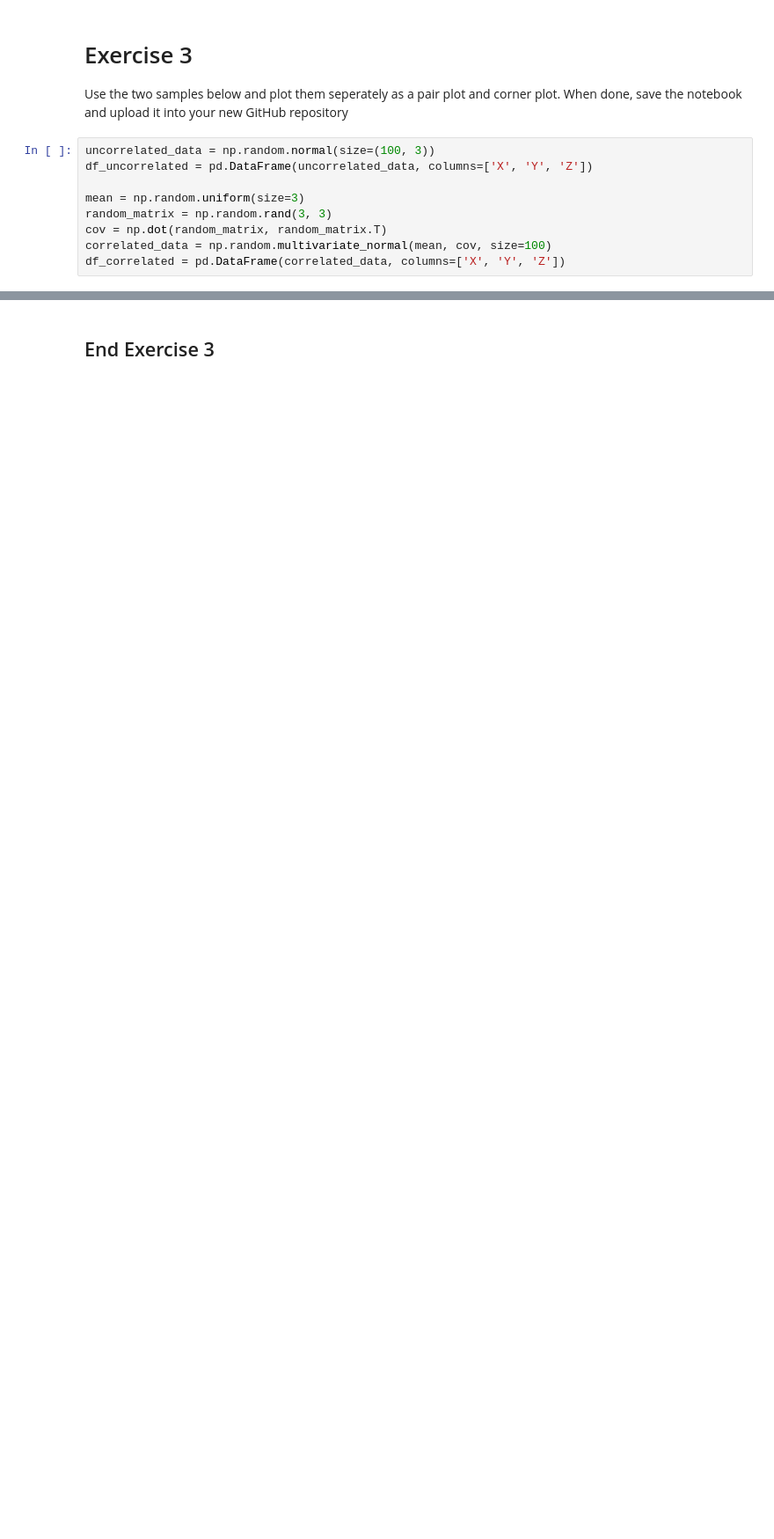
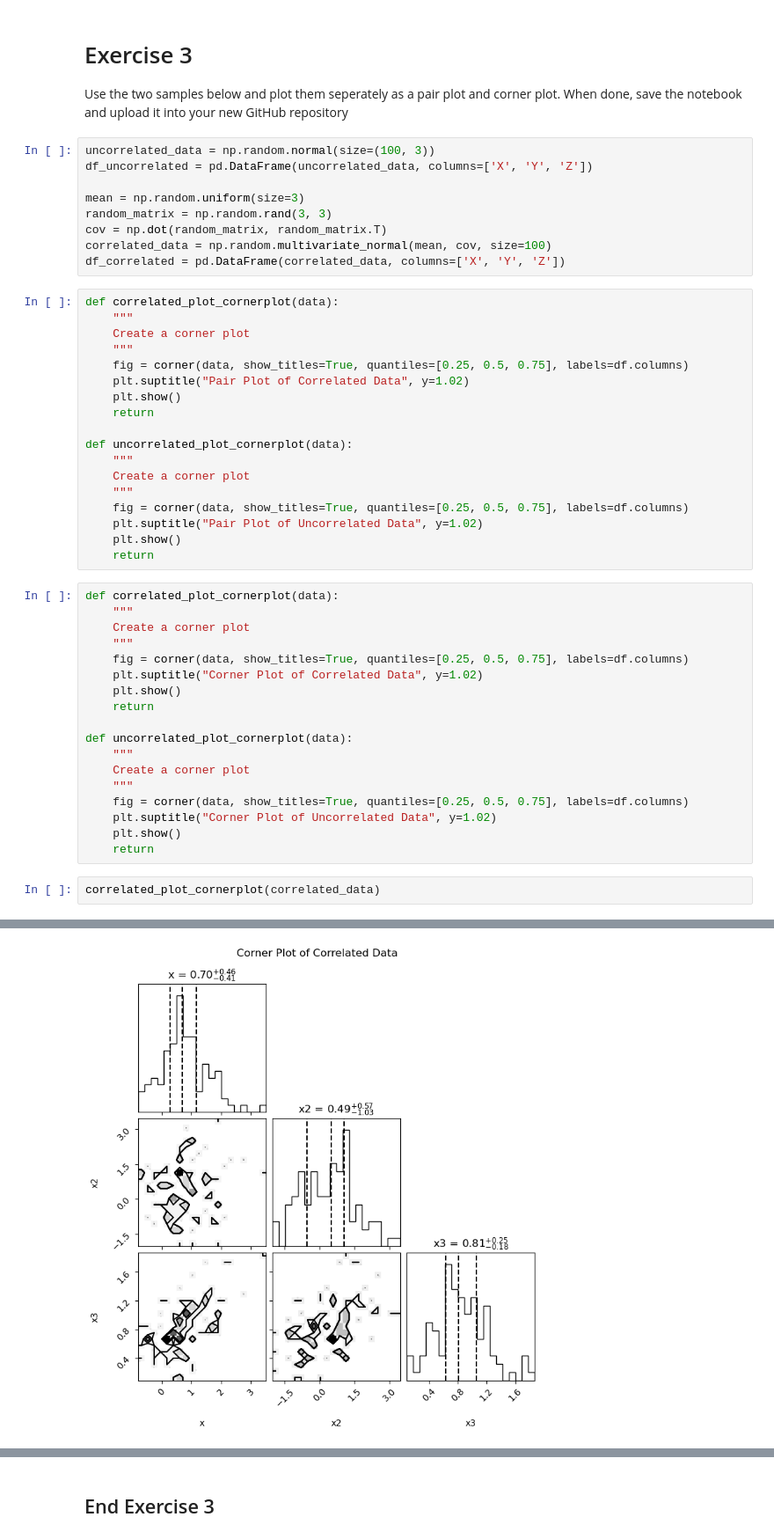
Before and after one commit to ThePreacher90s/Applied-Data-Science-1, a Jupyter notebook: Week 5 - Version Control and Further Graphs.ipynb, the cells around one changed output, grey strips where cells are left out. Shown at 88% size. Drawn from its saved outputs; the diff is of its cells as text; blank space fills up the shorter version.

```diff
--- a/Week 5 - Version Control and Further Graphs.ipynb
+++ b/Week 5 - Version Control and Further Graphs.ipynb
@@ -279,3 +319,42 @@ random_matrix = np.random.rand(3, 3)
 cov = np.dot(random_matrix, random_matrix.T)
 correlated_data = np.random.multivariate_normal(mean, cov, size=100)
 df_correlated = pd.DataFrame(correlated_data, columns=['X', 'Y', 'Z'])
+# %%
+def correlated_plot_cornerplot(data):
+    """
+    Create a corner plot
+    """
+    fig = corner(data, show_titles=True, quantiles=[0.25, 0.5, 0.75], labels=df.columns)
+    plt.suptitle("Pair Plot of Correlated Data", y=1.02)
+    plt.show()
+    return
+
+def uncorrelated_plot_cornerplot(data):
+    """
+    Create a corner plot
+    """
+    fig = corner(data, show_titles=True, quantiles=[0.25, 0.5, 0.75], labels=df.columns)
+    plt.suptitle("Pair Plot of Uncorrelated Data", y=1.02)
+    plt.show()
+    return
+# %%
+def correlated_plot_cornerplot(data):
+    """
+    Create a corner plot
+    """
+    fig = corner(data, show_titles=True, quantiles=[0.25, 0.5, 0.75], labels=df.columns)
+    plt.suptitle("Corner Plot of Correlated Data", y=1.02)
+    plt.show()
+    return
+
+def uncorrelated_plot_cornerplot(data):
+    """
+    Create a corner plot
+    """
+    fig = corner(data, show_titles=True, quantiles=[0.25, 0.5, 0.75], labels=df.columns)
+    plt.suptitle("Corner Plot of Uncorrelated Data", y=1.02)
+    plt.show()
+    return
+# %%
+correlated_plot_cornerplot(correlated_data)
+# %% [output]
@@ -281,0 +364 @@ df_correlated = pd.DataFrame(correlated_data, columns=['X', 'Y', 'Z'])
+[figure, added]
```
Also changed, not shown: parts of 10 cells of this notebook.
